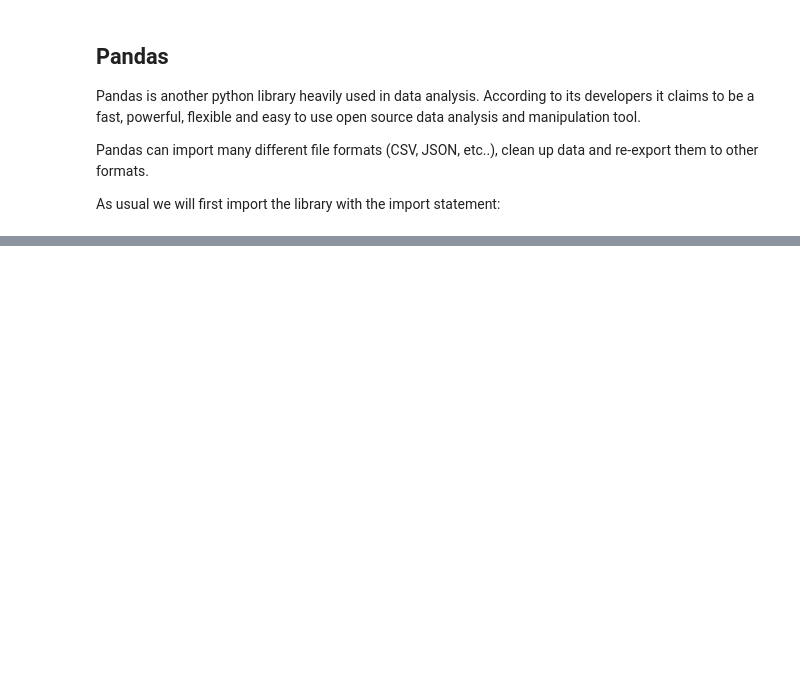
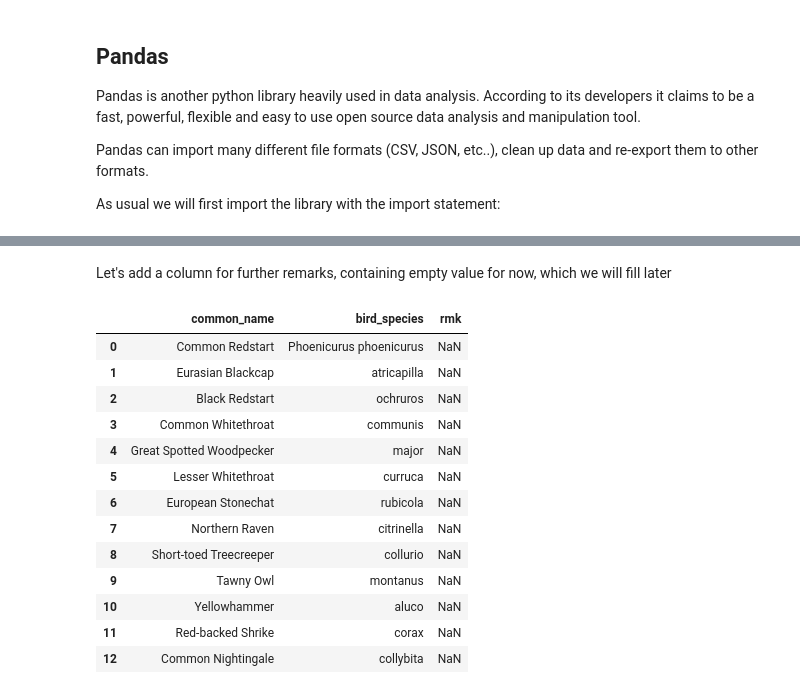
Before and after one commit to fleshgordo/cocreate22, a Jupyter notebook: 002_scraping.ipynb, the cells around one changed output, grey strips where cells are left out. Saved outputs shown, nothing was run; the diff lists cells and outputs as text; code cells hidden in the pictures; blank space fills up the shorter version.

```diff
--- a/002_scraping.ipynb
+++ b/002_scraping.ipynb
@@ -128,0 +169,2 @@ import pandas as pd
+# %%
+bird_species = ['Phoenicurus phoenicurus', 'atricapilla', 'ochruros', 'communis', 'major', 'curruca', 'rubicola', 'citrinella', 'collurio', 'montanus', 'aluco', 'corax', 'collybita']
@@ -128,0 +173,9 @@ import pandas as pd
+# %%
+# method 1
+birds_dict1 = {}
+for name in common_birds:
+    for species in bird_species:
+        birds_dict1[name] = species
+        bird_species.remove(species)
+        break
+print("Common and latin names for birds in Basel : " +  str(birds_dict1))
@@ -128,0 +227,5 @@ import pandas as pd
+# %%
+s1 = pd.Series(common_birds)
+s2 = pd.Series(bird_species)
+birds_df = pd.concat([s1, s2], axis=1)
+birds_df
@@ -128,0 +249,3 @@ import pandas as pd
+# %%
+birds_df=birds_df.rename(columns={0: "common_name", 1: "bird_species"})
+birds_df
@@ -128,0 +267,20 @@ import pandas as pd
+# %% [markdown]
+Let's add a column for further remarks, containing empty value for now, which we will fill later
+# %%
+birds_df['rmk'] = pd.Series(dtype='str')
+birds_df
+# %% [output]
+|  | common_name | bird_species | rmk |
+| 0 | Common Redstart | Phoenicurus phoenicurus | NaN |
+| 1 | Eurasian Blackcap | atricapilla | NaN |
+| 2 | Black Redstart | ochruros | NaN |
+| 3 | Common Whitethroat | communis | NaN |
+| 4 | Great Spotted Woodpecker | major | NaN |
+| 5 | Lesser Whitethroat | curruca | NaN |
+| 6 | European Stonechat | rubicola | NaN |
+| 7 | Northern Raven | citrinella | NaN |
+| 8 | Short-toed Treecreeper | collurio | NaN |
+| 9 | Tawny Owl | montanus | NaN |
+| 10 | Yellowhammer | aluco | NaN |
+| 11 | Red-backed Shrike | corax | NaN |
+| 12 | Common Nightingale | collybita | NaN |
```
Also changed, not shown: parts of 32 cells of this notebook.
